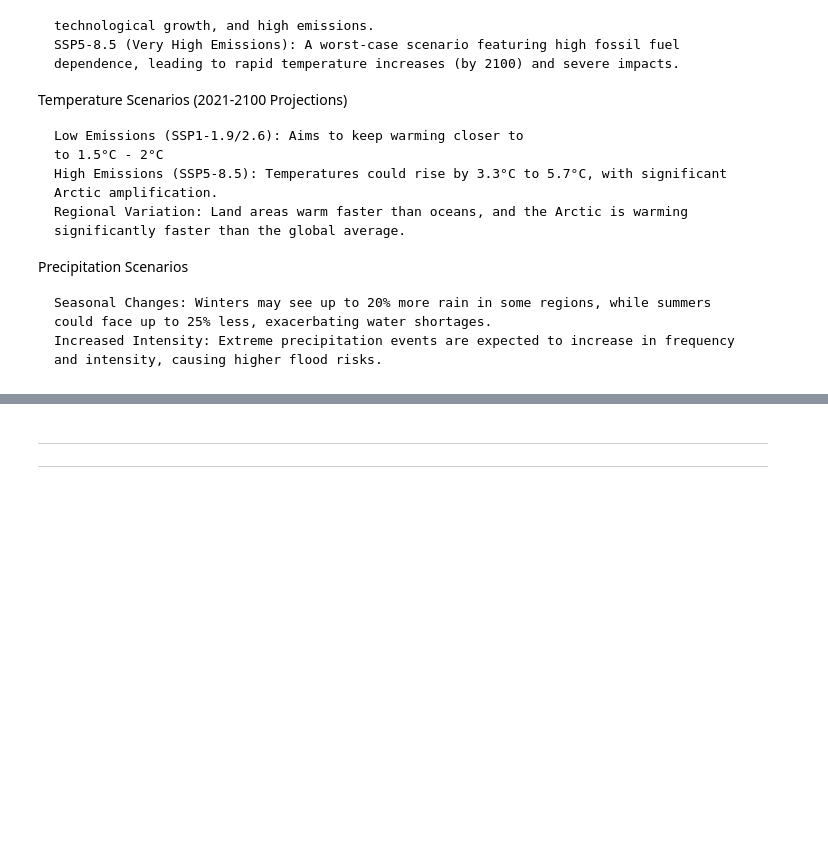
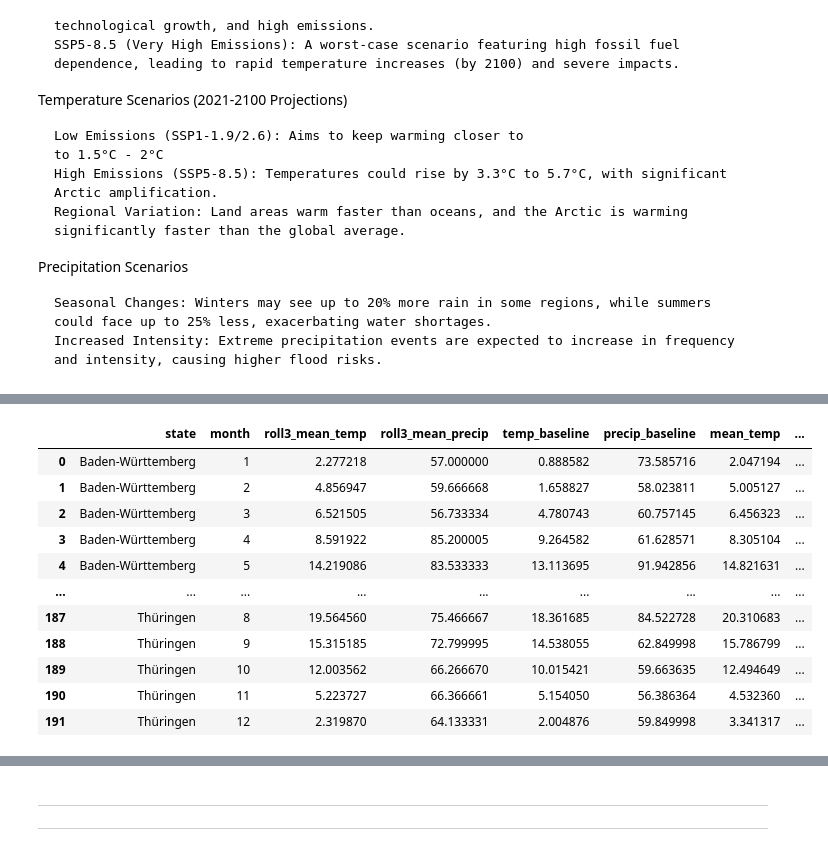
Before and after one commit to delmurphy/wildsignal, a Jupyter notebook: Notebooks/6.Streamlit_app.ipynb, the cells around one changed output, grey strips where cells are left out. Cells and saved outputs as stored; diff of their text form; code cells hidden in the pictures; blank space fills up the shorter version.

```diff
--- a/Notebooks/6.Streamlit_app.ipynb
+++ b/Notebooks/6.Streamlit_app.ipynb
@@ -62,6 +62,21 @@ Precipitation Scenarios
 
     Seasonal Changes: Winters may see up to 20% more rain in some regions, while summers could face up to 25% less, exacerbating water shortages.
     Increased Intensity: Extreme precipitation events are expected to increase in frequency and intensity, causing higher flood risks.
+# %%
+SCENARIOS = {
+    "best case": {
+        "temp increase":1.5,
+        "precipitation change": 0.1
+    },
+    "middle of the road": {
+        "temp increase":2.7,
+        "precipitation change": 0.19
+    },
+    "business as usual": {
+        "temp increase":4.2,
+        "precipitation change": 0.28
+    },
+}
 # %% [markdown]
 Need a slider for:
     - temp increase (translate degrees C to z-values) (let user choose scenario e.g. 2C warming by 2100, but reduce increase for 10 years)
@@ -72,0 +258,74 @@ Also give preset scenarios based on ICPP projections
+# %%
+df = full_df
+scenario = SCENARIOS['best case']
+bundesland = 'Berlin'
+
+#state = bundesland
+
+# Get historic baseline, mean, std for temp and precip per state and month
+# for calculating z scores and anomalies for future data
+# note - all on original scale
+
+baseline = df.groupby(['state', 'month']).agg(
+    temp_mean = ('mean_temp', 'mean'),
+    temp_std = ('mean_temp', 'std'),
+    temp_baseline = ('baseline_temp', 'max'),
+    precip_mean = ('total_precip', 'mean'),
+    precip_std = ('total_precip', 'std'),
+    precip_baseline = ('baseline_precip', 'max')
+).reset_index()
+
+# Get mean values for past 3 years for temp and precip per month in historic data
+# note - on original scale
+max_year = df['year'].max()
+recent_weather = (df.loc[df['year']>(max_year-3), ['state', 'month', 'mean_temp', 'total_precip']]
+                        .groupby(['state', 'month'])
+                        .agg(
+                            roll3_mean_temp=('mean_temp', 'mean'),
+                            roll3_mean_precip=('total_precip', 'mean')
+                        )).reset_index()
+
+# create future weather df
+future_weather = (recent_weather
+                  .merge(
+                      baseline[['state', 'month', 'temp_baseline', 'precip_baseline']],
+                      how = 'left'))
+
+# Set projected temp & precip change by 2100
+projected_temp_increase = scenario['temp increase'] #in degrees C
+projected_precip_change = scenario['precipitation change'] #proportional change e.g 20% wetter/drier (amplitude in sinusoidal calculation)
+
+
+# calculate yearly projected temp increase
+yearly_temp_increase = projected_temp_increase/(2100-2021)
+# calculate future temps with random noise
+future_weather['mean_temp'] = (future_weather['roll3_mean_temp']
+                               + yearly_temp_increase
+                               + np.random.normal(0, 0.5, size=len(future_weather)))
+
+# calculate yearly projected precipitation change (sinusoidal change - wetter in winter, drier in summer)
+future_weather['precip_change'] = (projected_precip_change
+                                   * np.cos(2 * np.pi * (future_weather['month'] - 1) / 12))/(2100-2021)
+# calculate future precip with random noise
+future_weather['mean_precip'] = (future_weather['roll3_mean_precip']
+                                 * (1+future_weather['precip_change'])
+                                 * np.exp(np.random.normal(0, 0.2, size=len(future_weather)))
+                                 )
+
+# calculate z-scores based on baseline data
+#future_weather['temp_anomaly'] = future_weather['mean_temp'] -
+
+future_weather
+# %% [output]
+|  | state | month | roll3_mean_temp | roll3_mean_precip | temp_baseline | precip_baseline | mean_temp | ... |
+| 0 | Baden-Württemberg | 1 | 2.277218 | 57.000000 | 0.888582 | 73.585716 | 2.047194 | ... |
+| 1 | Baden-Württemberg | 2 | 4.856947 | 59.666668 | 1.658827 | 58.023811 | 5.005127 | ... |
+| 2 | Baden-Württemberg | 3 | 6.521505 | 56.733334 | 4.780743 | 60.757145 | 6.456323 | ... |
+| 3 | Baden-Württemberg | 4 | 8.591922 | 85.200005 | 9.264582 | 61.628571 | 8.305104 | ... |
+| 4 | Baden-Württemberg | 5 | 14.219086 | 83.533333 | 13.113695 | 91.942856 | 14.821631 | ... |
+| ... | ... | ... | ... | ... | ... | ... | ... | ... |
+| 187 | Thüringen | 8 | 19.564560 | 75.466667 | 18.361685 | 84.522728 | 20.310683 | ... |
+| 188 | Thüringen | 9 | 15.315185 | 72.799995 | 14.538055 | 62.849998 | 15.786799 | ... |
+| 189 | Thüringen | 10 | 12.003562 | 66.266670 | 10.015421 | 59.663635 | 12.494649 | ... |
+| 190 | Thüringen | 11 | 5.223727 | 66.366661 | 5.154050 | 56.386364 | 4.532360 | ... |
+| 191 | Thüringen | 12 | 2.319870 | 64.133331 | 2.004876 | 59.849998 | 3.341317 | ... |
```
Also changed, not shown: parts of 13 cells of this notebook.
